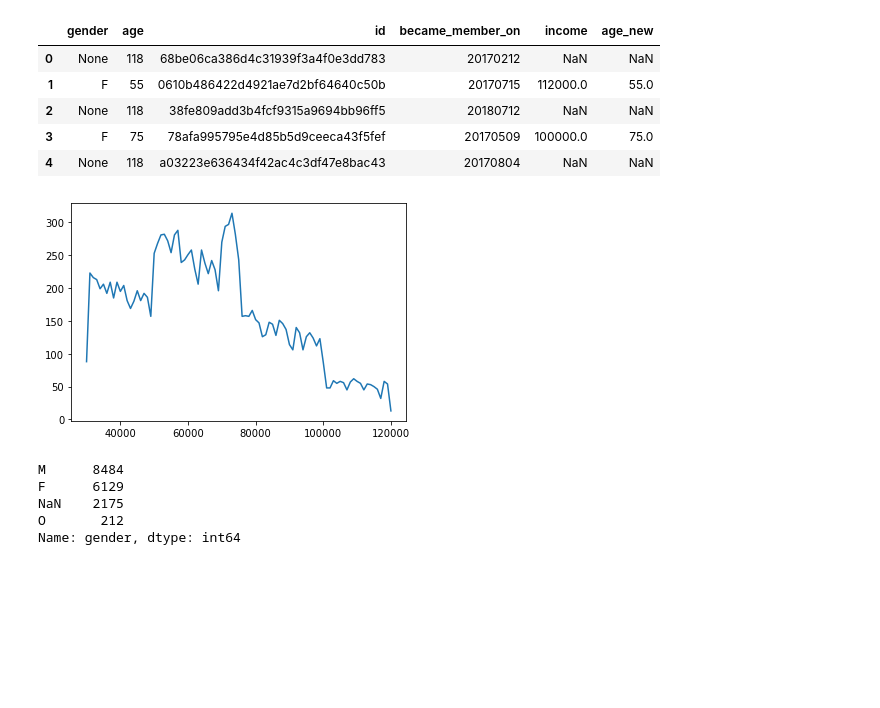
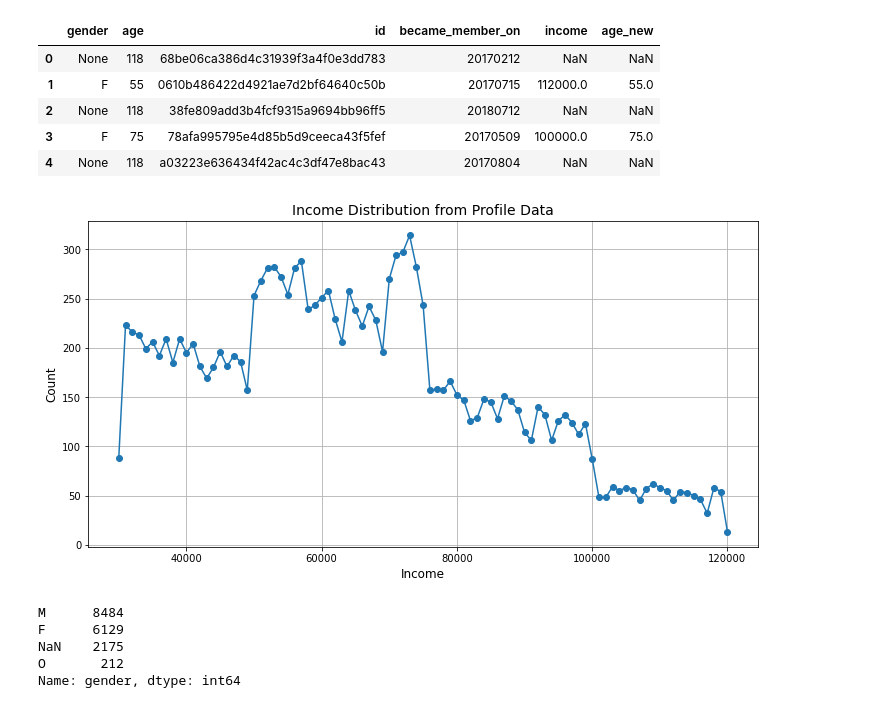
Before and after one commit to unafoca/udacity_ds_capstone, a Jupyter notebook: Starbucks_Capstone_notebook.ipynb, the cells around one changed output. Drawn from its saved outputs; the diff is of its cells as text; code cells hidden in the pictures; blank space fills up the shorter version.

```diff
--- a/Starbucks_Capstone_notebook.ipynb
+++ b/Starbucks_Capstone_notebook.ipynb
@@ -210,7 +234,7 @@ plt.show()
 # exclude ages greater than 80
 # notice that occurrances with age = 118 are highly correlated with null values in other columns
 
-profile['age_new'] = profile.age.apply(lambda x: x if x <= 80 else None)
+profile['age_new'] = profile.age.apply(lambda x: x if x <= 100 else None)
 profile.head()
 # %% [output]
 |  | gender | age | id | became_member_on | income | age_new |
@@ -221,10 +245,15 @@ profile.head()
 | 4 | None | 118 | a03223e636434f42ac4c3df47e8bac43 | 20170804 | NaN | NaN |
 # %%
 # distribution of income looks good
-plt.plot(profile.income.value_counts().sort_index())
+plt.figure(figsize = (12, 6))
+plt.plot(profile.income.value_counts().sort_index(), marker='o')
+plt.title('Income Distribution from Profile Data', fontsize=14)
+plt.xlabel('Income', fontsize=12)
+plt.ylabel('Count', fontsize=12)
+plt.grid(True)
 plt.show()
 # %% [output]
-[figure, old version]
+[figure, new version]
 # %%
 # check gender info
 profile.gender.value_counts(dropna = False)
```
Also changed, not shown: parts of 56 cells of this notebook.
